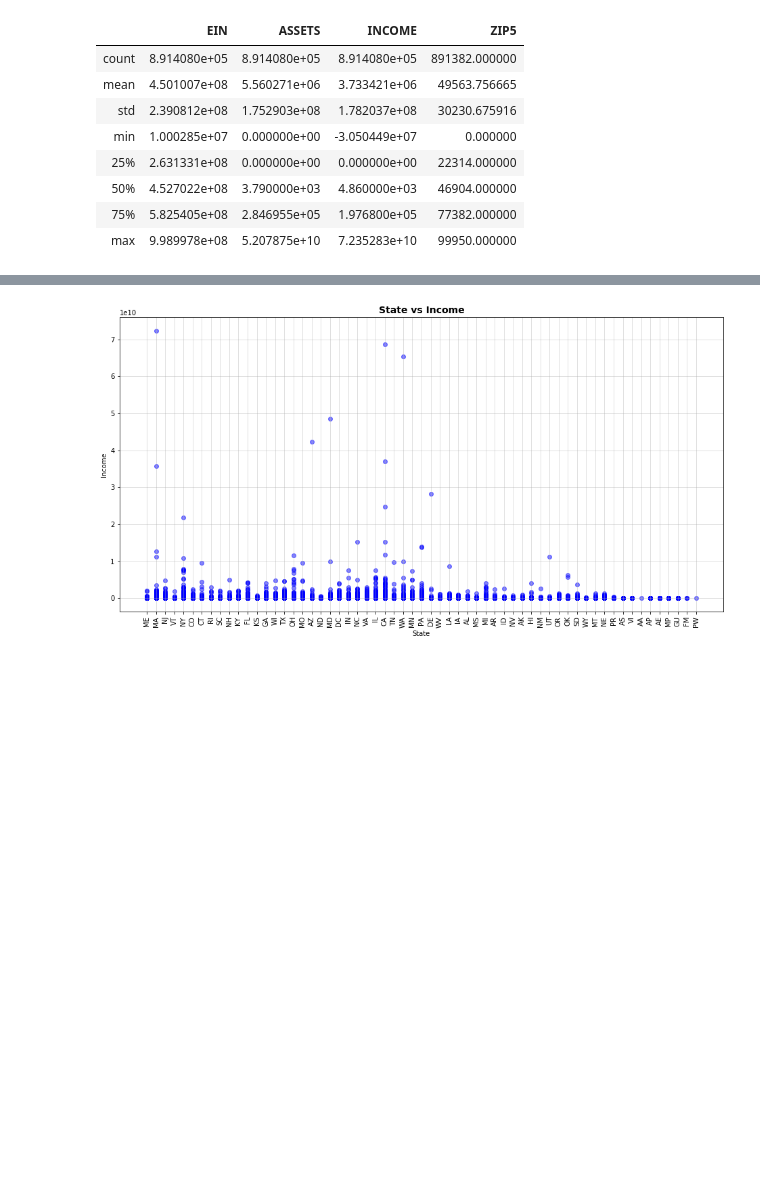
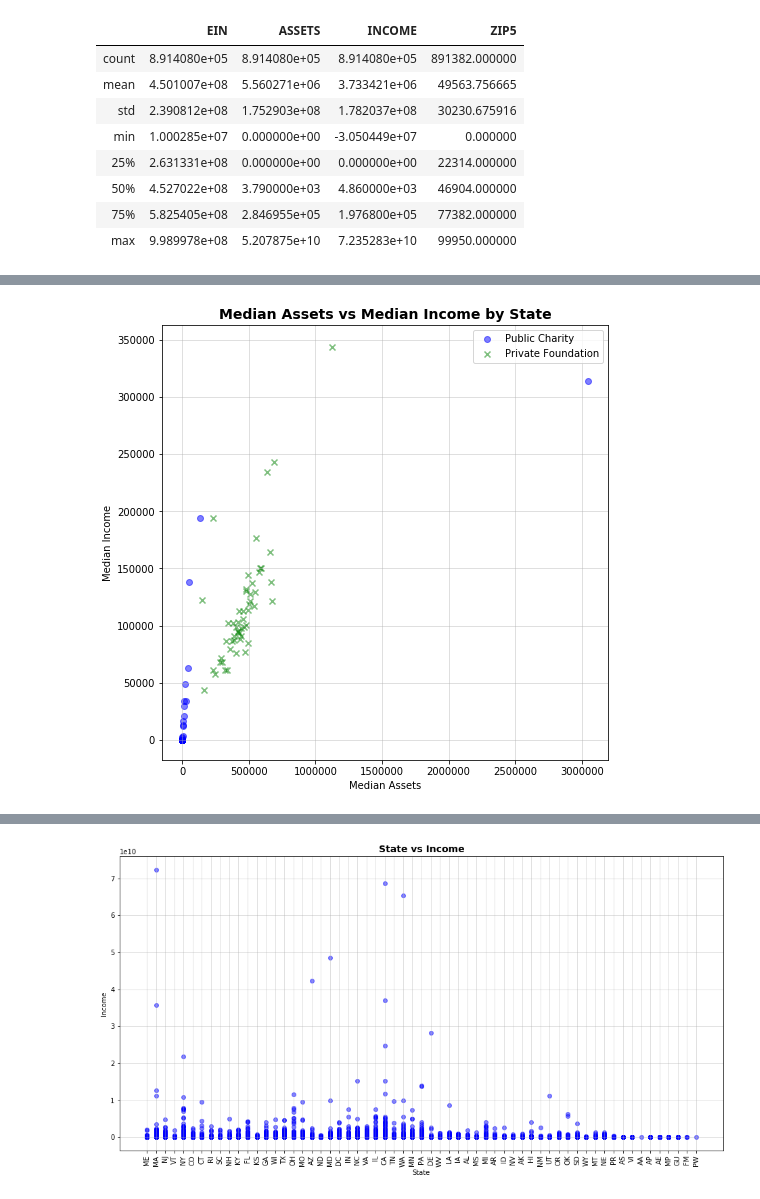
Before and after one commit to ejosephSr/Old.project-one, a Jupyter notebook: GotMoney.ipynb, the cells around one changed output, grey strips where cells are left out. Saved outputs shown, nothing was run; the diff lists cells and outputs as text; code cells hidden in the pictures; blank space fills up the shorter version.

```diff
--- a/GotMoney.ipynb
+++ b/GotMoney.ipynb
@@ -174,0 +301,17 @@ gov_data.describe()
+# %%
+# Plot Income vs Assets
+plt.figure(figsize=(8,8))
+plt.scatter(state_PC["ASSETS"]["median"], state_PC["INCOME"]["median"], c="b", marker='o', alpha=0.5, label="Public Charity")
+plt.scatter(state_PF["ASSETS"]["median"], state_PF["INCOME"]["median"], c="g", marker='x', alpha=0.5, label="Private Foundation")
+plt.title(f'Median Assets vs Median Income by State', size=14, weight='bold')
+plt.xlabel('Median Assets')
+plt.ylabel('Median Income')
+#plt.xlim(lat_range)
+plt.grid(alpha=0.5)
+plt.legend(loc="best")
+
+# Save the image
+#plt.savefig("../Images/LatvsTemperature.png")
+plt.show()
+# %% [output]
+[figure, added]
```
Also changed, not shown: parts of 17 cells of this notebook.
